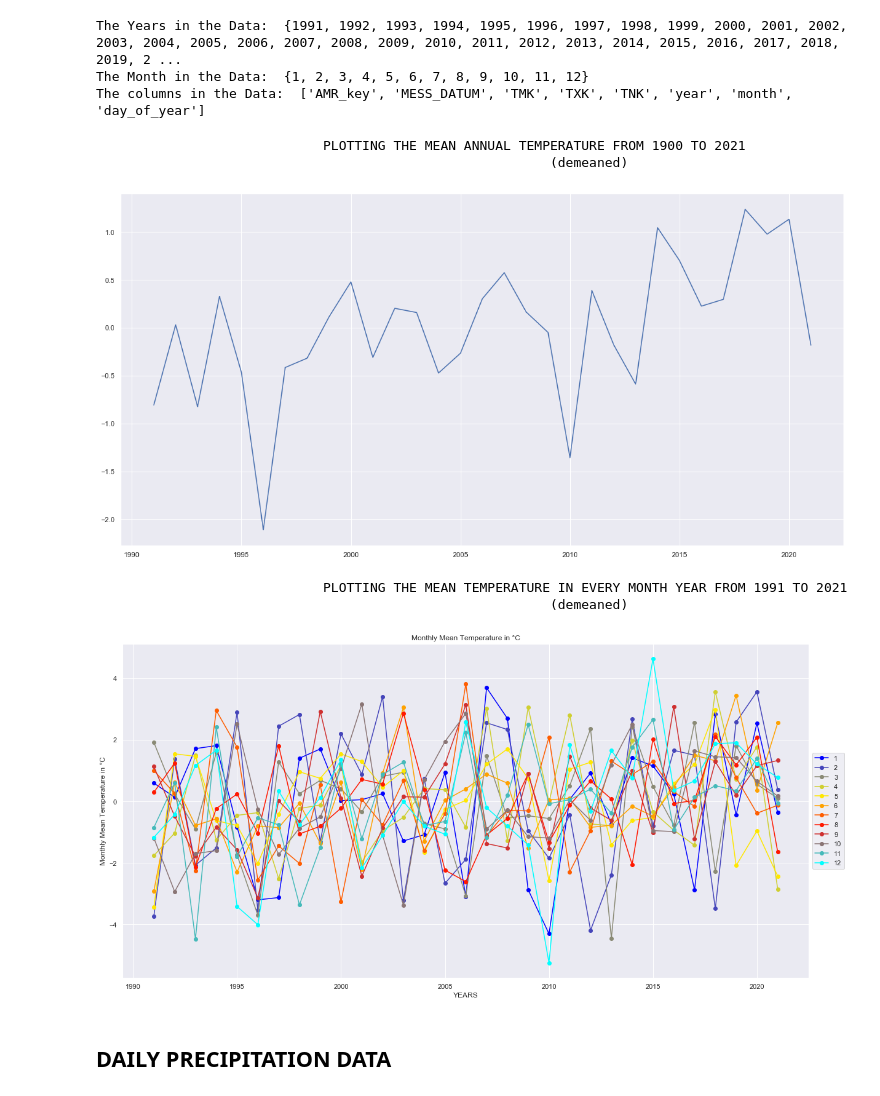
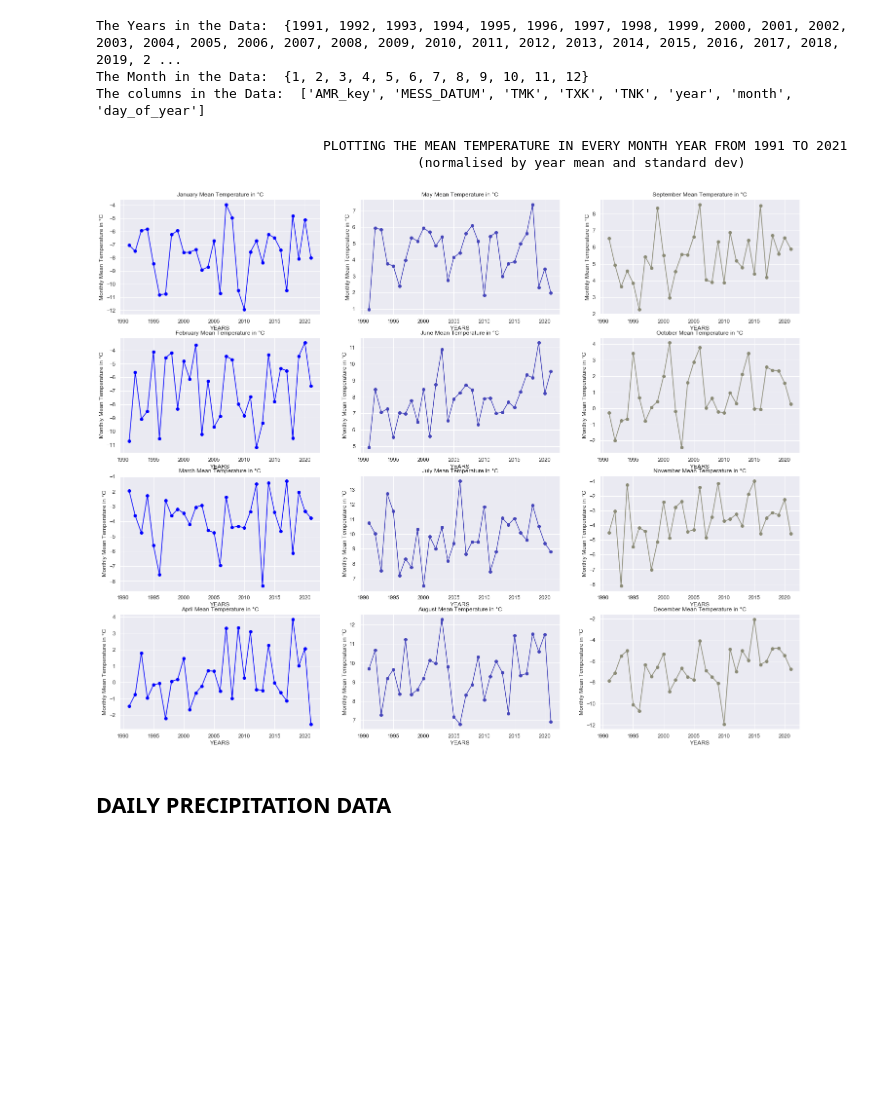
Before and after one commit to VolkaneicFox/IWH-Research, a Jupyter notebook: temperatureDatav1.ipynb, the cells around one changed output. Saved outputs shown, nothing was run; the diff lists cells and outputs as text; code cells hidden in the pictures; blank space fills up the shorter version.

Commit message:
Add files via upload
Demeaned by yearly mean

```diff
--- a/temperatureDatav1.ipynb
+++ b/temperatureDatav1.ipynb
@@ -3,6 +3,8 @@ import pandas as pd
 import numpy as np
 import matplotlib.pyplot as plt
 import seaborn as sns
+mon_dict={1:'January',2:'February',3:'March', 4:'April', 5:'May', 6:'June',7:'July', 8:'August', 9:'September',
+         10:'October', 11:'November', 12:'December'}
 # %% [raw]
             The initial idea is to observe the broader trends in climate
 # %% [markdown]
@@ -47,42 +49,32 @@ The Years in the Data:  {1991, 1992, 1993, 1994, 1995, 1996, 1997, 1998, 1999, 2
 The Month in the Data:  {1, 2, 3, 4, 5, 6, 7, 8, 9, 10, 11, 12}
 The columns in the Data:  ['AMR_key', 'MESS_DATUM', 'TMK', 'TXK', 'TNK', 'year', 'month', 'day_of_year']
 # %%
-print("                             PLOTTING THE MEAN ANNUAL TEMPERATURE FROM 1990 TO 2021")
-print("                                                          (demeaned) ")
-df=amr_panel_temp.groupby(by=["year"]).mean().reset_index()
-df['demeaned']=df['TMK']-np.mean(df['TMK'])
+print("                             PLOTTING THE MEAN TEMPERATURE IN EVERY MONTH YEAR FROM 1991 TO 2021")
+print("                                         (normalised by year mean and standard dev) ")
+df=amr_panel_temp.groupby(by=["year","month"]).mean().reset_index()
+df['year_mean']=amr_panel_temp.groupby(by='year').transform('mean')['TMK']
+df['year_std']=amr_panel_temp.groupby(by='year').transform('std')['TMK']
 years=[1991, 1992, 1993, 1994, 1995, 1996, 1997, 1998, 1999, 2000, 2001, 2002, 2003, 2004, 2005, 2006, 2007, 2008, 2009,
        2010, 2011, 2012, 2013, 2014, 2015, 2016, 2017, 2018, 2019, 2020, 2021]
-fig,ax=plt.subplots(figsize=(20,10))
-ax.plot(years,df['demeaned'])
+cmap=sns.blend_palette(colors=["blue","yellow","red","cyan"],n_colors=12)
+fig,ax=plt.subplots(4,3,figsize=(25,20))
+plt.grid(True)
+sns.set_theme(style="darkgrid")
+mon=1
+for i in range(3):
+    for j in range(4):
+        tdf=pd.DataFrame(df[df["month"]==mon][["TMK","year_mean"]])
+        tdf['demeaned']=tdf['TMK']-tdf['year_mean']
+        ax[j][i].plot(years,tdf['demeaned'],marker="o",color=cmap[i])
+        ax[j][i].set_xlabel("YEARS")
+        ax[j][i].set_ylabel("Monthly Mean Temperature in °C")
+        ax[j][i].set_title(mon_dict[mon]+" Mean Temperature in °C")
+        mon=mon+1
 plt.show()
 # %% [output]
-                             PLOTTING THE MEAN ANNUAL TEMPERATURE FROM 1900 TO 2021
-                                                          (demeaned)
+                             PLOTTING THE MEAN TEMPERATURE IN EVERY MONTH YEAR FROM 1991 TO 2021
+                                         (normalised by year mean and standard dev)
-[figure, old version]
+[figure, new version]
-# %%
-print("                             PLOTTING THE MEAN TEMPERATURE IN EVERY MONTH YEAR FROM 1991 TO 2021")
-print("                                                          (demeaned) ")
-df=amr_panel_temp.groupby(by=["year","month"]).mean().reset_index()
-years=[1991, 1992, 1993, 1994, 1995, 1996, 1997, 1998, 1999, 2000, 2001, 2002, 2003, 2004, 2005, 2006, 2007, 2008, 2009,
-       2010, 2011, 2012, 2013, 2014, 2015, 2016, 2017, 2018, 2019, 2020, 2021]
-cmap=sns.blend_palette(colors=["blue","yellow","red","cyan"],n_colors=12)
-fig,ax=plt.subplots(figsize=(20,10))
-sns.set_theme(style="darkgrid")
-for i in range(12):
-    tdf=pd.DataFrame(df[df["month"]==(i+1)]["TMK"])
-    tdf['demeaned']=tdf['TMK']-np.mean(tdf['TMK'])
-    ax.plot(years,tdf['demeaned'],marker="o",label=str(i+1),color=cmap[i])
-plt.xlabel("YEARS")
-plt.ylabel("Monthly Mean Temperature in °C")
-plt.title("Monthly Mean Temperature in °C")
-plt.legend(loc='center left', bbox_to_anchor=(1, 0.5))
-plt.grid(True)
-plt.show()
-# %% [output]
-                             PLOTTING THE MEAN TEMPERATURE IN EVERY MONTH YEAR FROM 1991 TO 2021
-                                                          (demeaned)
-[figure, removed]
 # %% [markdown]
 ## DAILY PRECIPITATION DATA
 # %%
```
Also changed, not shown: parts of 21 cells of this notebook.
